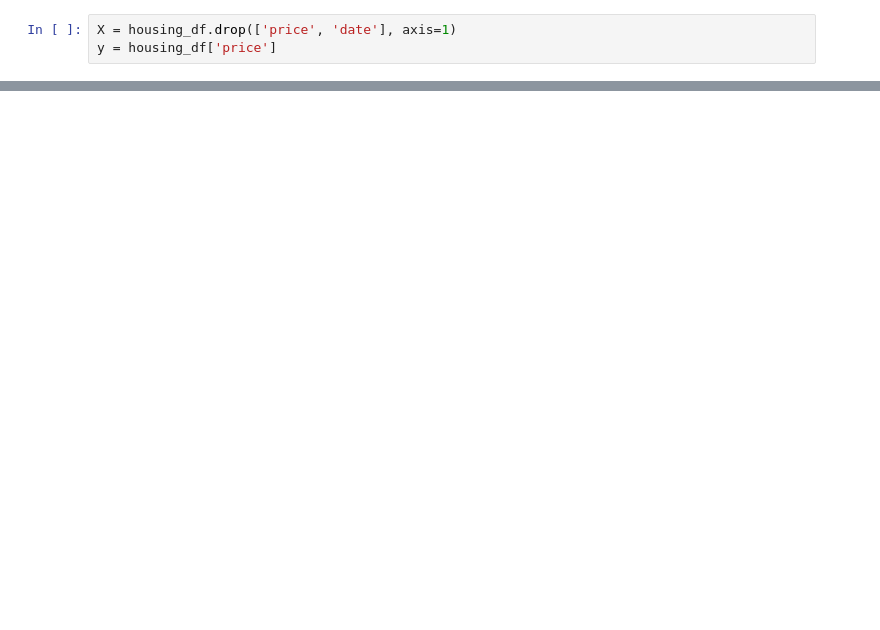
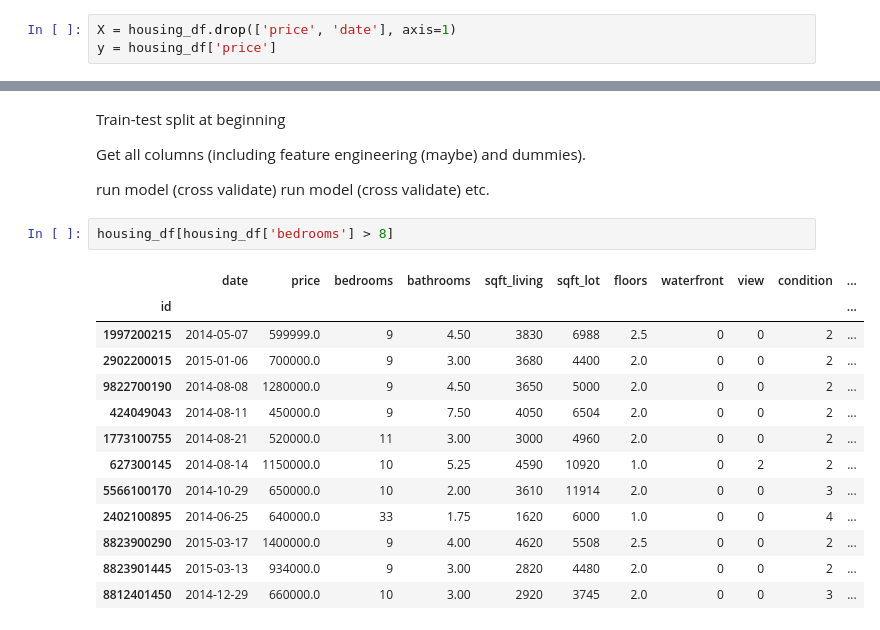
Before and after one commit to UpGoerFive/King-County-Project, a Jupyter notebook: matt.ipynb, the cells around one changed output, grey strips where cells are left out. Cells and saved outputs as stored; diff of their text form; blank space fills up the shorter version.

Commit message:
second model

```diff
--- a/matt.ipynb
+++ b/matt.ipynb
@@ -306 +338,25 @@ Notes:
 strong multicollinearity or other numerical problems.
+# %% [markdown]
+Train-test split at beginning
+
+Get all columns (including feature engineering (maybe) and dummies).
+
+run model (cross validate)
+run model (cross validate)
+etc.
+# %%
+housing_df[housing_df['bedrooms'] > 8]
+# %% [output]
+|  | date | price | bedrooms | bathrooms | sqft_living | sqft_lot | floors | waterfront | view | condition | ... |
+| id |  |  |  |  |  |  |  |  |  |  | ... |
+| 1997200215 | 2014-05-07 | 599999.0 | 9 | 4.50 | 3830 | 6988 | 2.5 | 0 | 0 | 2 | ... |
+| 2902200015 | 2015-01-06 | 700000.0 | 9 | 3.00 | 3680 | 4400 | 2.0 | 0 | 0 | 2 | ... |
+| 9822700190 | 2014-08-08 | 1280000.0 | 9 | 4.50 | 3650 | 5000 | 2.0 | 0 | 0 | 2 | ... |
+| 424049043 | 2014-08-11 | 450000.0 | 9 | 7.50 | 4050 | 6504 | 2.0 | 0 | 0 | 2 | ... |
+| 1773100755 | 2014-08-21 | 520000.0 | 11 | 3.00 | 3000 | 4960 | 2.0 | 0 | 0 | 2 | ... |
+| 627300145 | 2014-08-14 | 1150000.0 | 10 | 5.25 | 4590 | 10920 | 1.0 | 0 | 2 | 2 | ... |
+| 5566100170 | 2014-10-29 | 650000.0 | 10 | 2.00 | 3610 | 11914 | 2.0 | 0 | 0 | 3 | ... |
+| 2402100895 | 2014-06-25 | 640000.0 | 33 | 1.75 | 1620 | 6000 | 1.0 | 0 | 0 | 4 | ... |
+| 8823900290 | 2015-03-17 | 1400000.0 | 9 | 4.00 | 4620 | 5508 | 2.5 | 0 | 0 | 2 | ... |
+| 8823901445 | 2015-03-13 | 934000.0 | 9 | 3.00 | 2820 | 4480 | 2.0 | 0 | 0 | 2 | ... |
+| 8812401450 | 2014-12-29 | 660000.0 | 10 | 3.00 | 2920 | 3745 | 2.0 | 0 | 0 | 3 | ... |
```
Also changed, not shown: parts of 6 cells of this notebook.
